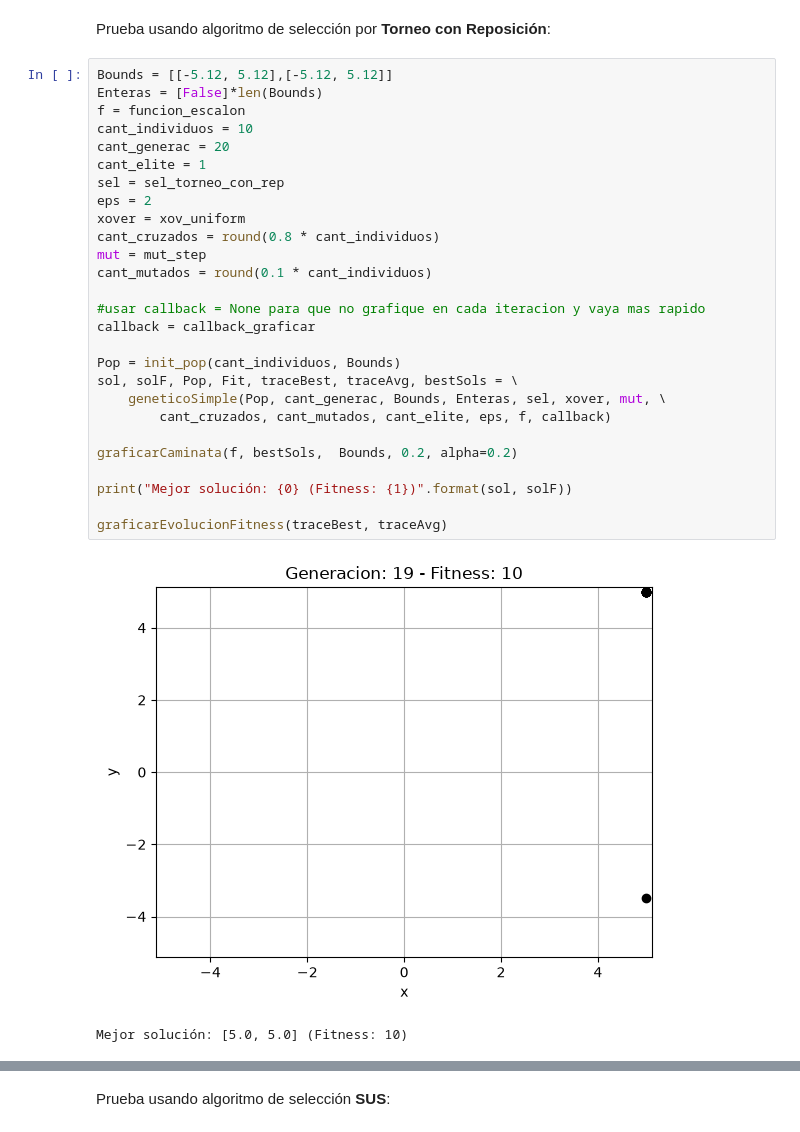
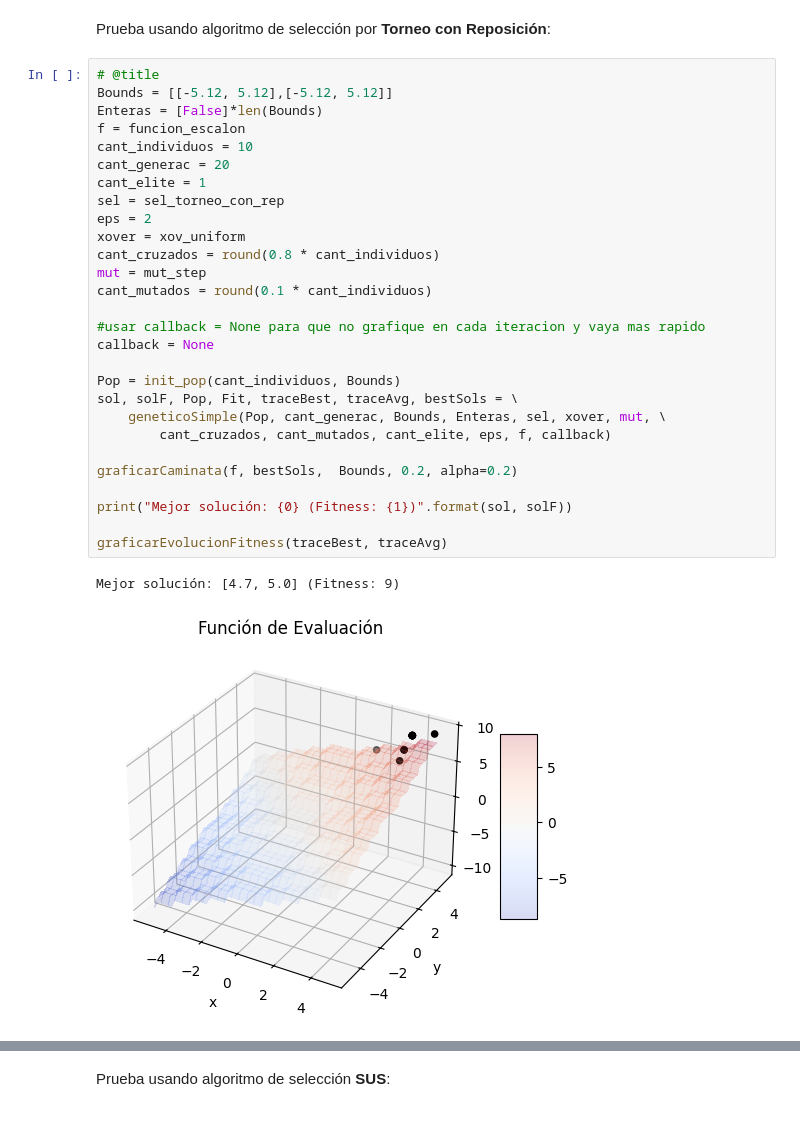
Before and after one commit to FranprzDev/HeuristcsAndML, a Jupyter notebook: TP4-Algoritmo-Genetico-Simple/TP4_Algoritmo_Genetico_Simple_Breslauer_Perez.ipynb, the cells around one changed output, grey strips where cells are left out. Cells and saved outputs as stored; diff of their text form.

```diff
--- a/TP4-Algoritmo-Genetico-Simple/TP4_Algoritmo_Genetico_Simple_Breslauer_Perez.ipynb
+++ b/TP4-Algoritmo-Genetico-Simple/TP4_Algoritmo_Genetico_Simple_Breslauer_Perez.ipynb
@@ -392,32 +391,33 @@ def funcion_escalon(x_vars):
 # %% [markdown]
 Prueba usando algoritmo de selección por **Torneo con Reposición**:
 # %%
+# @title
 Bounds = [[-5.12, 5.12],[-5.12, 5.12]]
 Enteras = [False]*len(Bounds)
 f = funcion_escalon
 cant_individuos = 10
 cant_generac = 20
 cant_elite = 1
 sel = sel_torneo_con_rep
 eps = 2
 xover = xov_uniform
 cant_cruzados = round(0.8 * cant_individuos)
 mut = mut_step
 cant_mutados = round(0.1 * cant_individuos)
 
 #usar callback = None para que no grafique en cada iteracion y vaya mas rapido
-callback = callback_graficar
+callback = None
 
 Pop = init_pop(cant_individuos, Bounds)
 sol, solF, Pop, Fit, traceBest, traceAvg, bestSols = \
     geneticoSimple(Pop, cant_generac, Bounds, Enteras, sel, xover, mut, \
         cant_cruzados, cant_mutados, cant_elite, eps, f, callback)
 
 graficarCaminata(f, bestSols,  Bounds, 0.2, alpha=0.2)
 
 print("Mejor solución: {0} (Fitness: {1})".format(sol, solF))
 
 graficarEvolucionFitness(traceBest, traceAvg)
 # %% [output]
+Mejor solución: [4.7, 5.0] (Fitness: 9)
-[figure, old version]
+[figure, new version]
-Mejor solución: [5.0, 5.0] (Fitness: 10)
```
Also changed, not shown: parts of 13 cells of this notebook.
